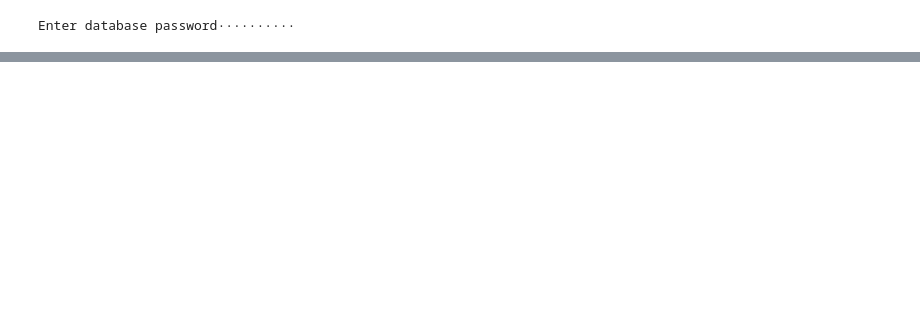
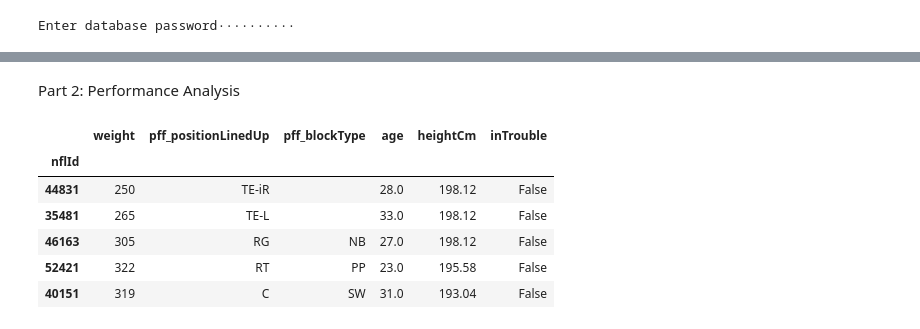
Before and after one commit to DennisKreger/NFL_Performance_Linemen, a Jupyter notebook: database/nfl_big_data_analysis.ipynb, the cells around one changed output, grey strips where cells are left out. Saved outputs shown, nothing was run; the diff lists cells and outputs as text; code cells hidden in the pictures; blank space fills up the shorter version.

```diff
--- a/database/nfl_big_data_analysis.ipynb
+++ b/database/nfl_big_data_analysis.ipynb
@@ -120,0 +191,13 @@ gb_games_df.show()
+# %% [markdown]
+Part 2: Performance Analysis
+# %%
+players["inTrouble"] = pff_joined_df[['pff_hitAllowed','pff_hurryAllowed','pff_sackAllowed','pff_beatenByDefender']].any(axis='columns')
+players.head()
+# %% [output]
+|  | weight | pff_positionLinedUp | pff_blockType | age | heightCm | inTrouble |
+| nflId |  |  |  |  |  |  |
+| 44831 | 250 | TE-iR |  | 28.0 | 198.12 | False |
+| 35481 | 265 | TE-L |  | 33.0 | 198.12 | False |
+| 46163 | 305 | RG | NB | 27.0 | 198.12 | False |
+| 52421 | 322 | RT | PP | 23.0 | 195.58 | False |
+| 40151 | 319 | C | SW | 31.0 | 193.04 | False |
```
Also changed, not shown: parts of 27 cells of this notebook, 3 other files.
